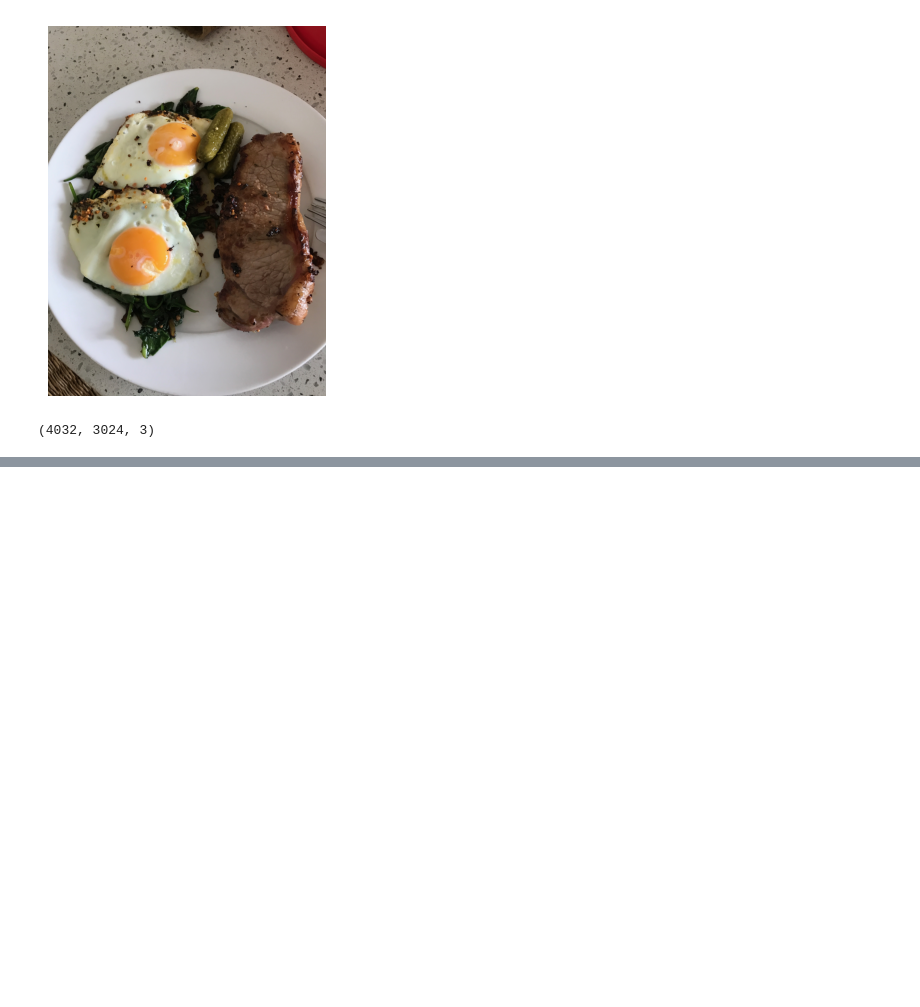
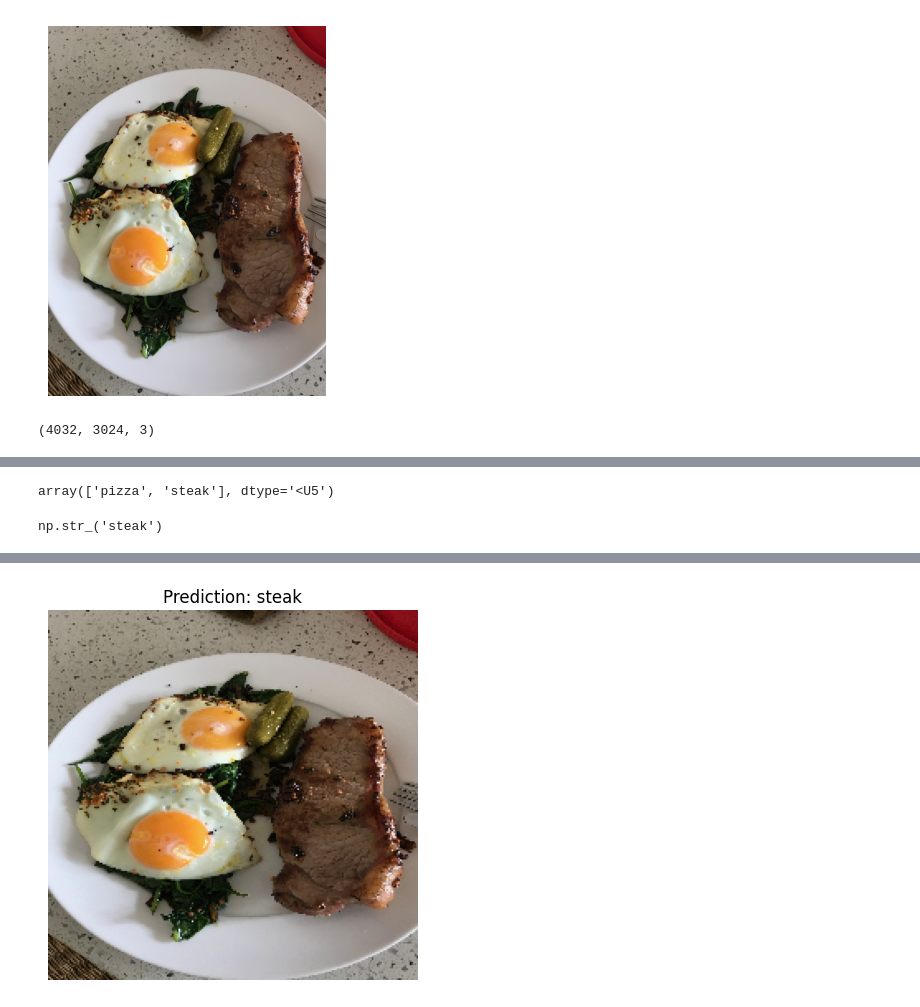
Before and after one commit to JonaBaron/TensorFlow, a Jupyter notebook: 03_Computer_vison_&_convolution.ipynb, the cells around one changed output, grey strips where cells are left out. Saved outputs shown, nothing was run; the diff lists cells and outputs as text; code cells hidden in the pictures; blank space fills up the shorter version.

```diff
--- a/03_Computer_vison_&_convolution.ipynb
+++ b/03_Computer_vison_&_convolution.ipynb
@@ -815,0 +824,4 @@ steak.shape
+# %%
+#load and preprocce our picture
+steak = load_and_prep_image('03-steak.jpeg')
+steak
@@ -815,0 +846,2 @@ steak.shape
+# %%
+pred = model_7.predict(tf.expand_dims(steak, axis=0))
@@ -815,0 +850,34 @@ steak.shape
+# %%
+# Remind ourselves of our class names
+class_names
+# %% [output]
+array(['pizza', 'steak'], dtype='<U5')
+# %%
+# We can index the predicted class by rounding the prediction probability
+pred_class = class_names[int(tf.round(pred)[0][0])]
+pred_class
+# %% [output]
+np.str_('steak')
+# %%
+def pred_and_plot(model, filename, class_names):
+  """
+  Imports an image, makes a prediction with
+  a model and plots the image with the predicted class.
+  """
+  # get the image and preprocess it
+  img = load_and_prep_image(filename)
+
+  # Make a prediction
+  pred = model.predict(tf.expand_dims(img, axis=0))
+
+  # Get the predicted class (name)
+  pred_class = class_names[int(tf.round(pred))]
+
+  # Plot the image and predicted class
+  plt.imshow(img)
+  plt.title(f"Prediction: {pred_class}")
+  plt.axis(False);
+# %%
+# Test our model on a custom image
+pred_and_plot(model_7, "03-steak.jpeg", class_names)
+# %% [output]
@@ -815,0 +885 @@ steak.shape
+[figure, added]
```
Also changed, not shown: parts of 53 cells of this notebook.
